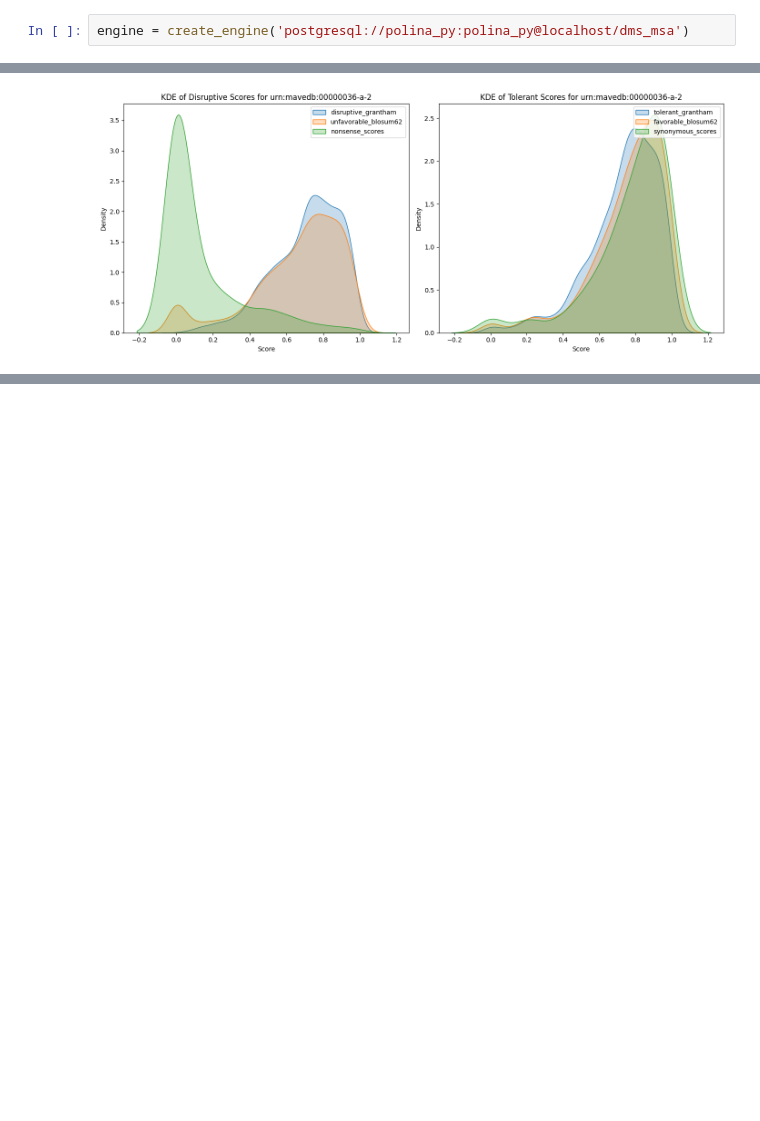
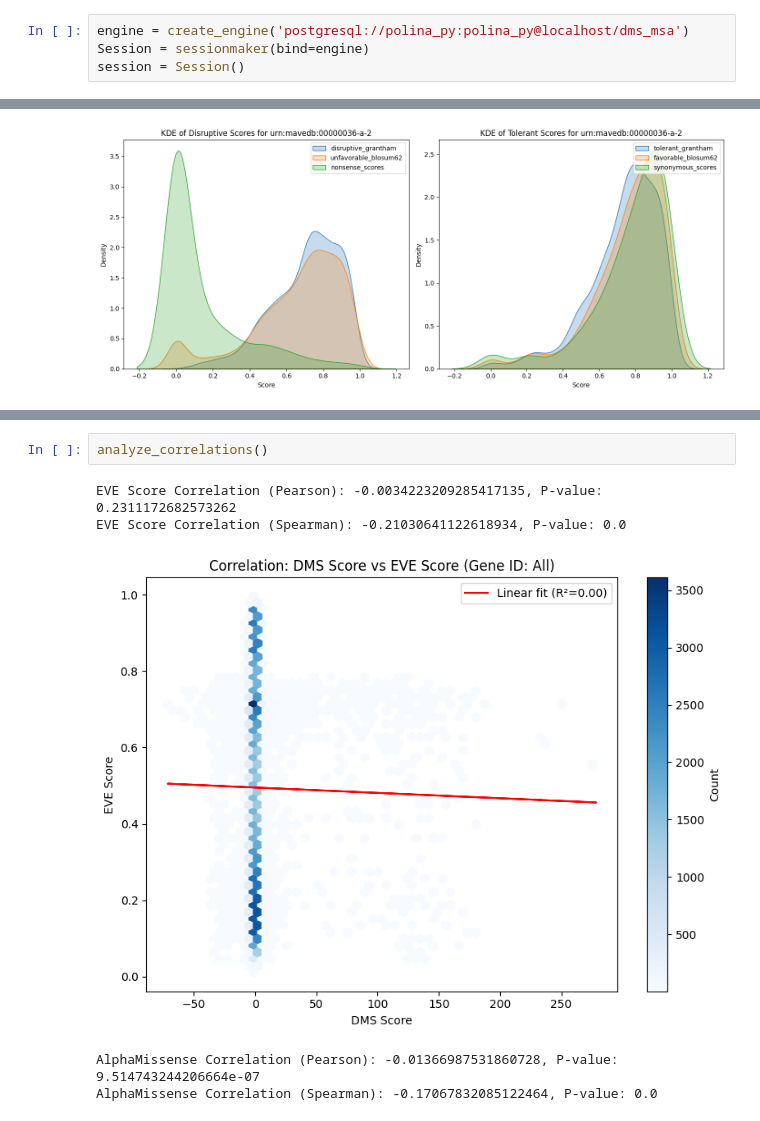
Before and after one commit to PlushZ/msa-dms-analyzer, a Jupyter notebook: postgres_analysis.ipynb, the cells around one changed output, grey strips where cells are left out. Drawn from its saved outputs; the diff is of its cells as text; blank space fills up the shorter version.

```diff
--- a/postgres_analysis.ipynb
+++ b/postgres_analysis.ipynb
@@ -11,5 +19,7 @@ from scipy.stats import ks_2samp
 # %%
 engine = create_engine('postgresql://polina_py:polina_py@localhost/dms_msa')
+Session = sessionmaker(bind=engine)
+session = Session()
 # %%
 def analyze_syn_nons_dist(urn_mavedb, grantham_tolerant='<= 50', grantham_disruptive='>= 100',
                      blosum62_fav='>= 2', blosum62_unfav='<= -2'):
@@ -390,0 +630,8 @@ for urn_mavedb in urn_list:
+# %%
+analyze_correlations()
+# %% [output]
+EVE Score Correlation (Pearson): -0.0034223209285417135, P-value: 0.2311172682573262
+EVE Score Correlation (Spearman): -0.21030641122618934, P-value: 0.0
+[figure, added]
+AlphaMissense Correlation (Pearson): -0.01366987531860728, P-value: 9.514743244206664e-07
+AlphaMissense Correlation (Spearman): -0.17067832085122464, P-value: 0.0
```
Also changed, not shown: parts of 12 cells of this notebook, 9 other files.
